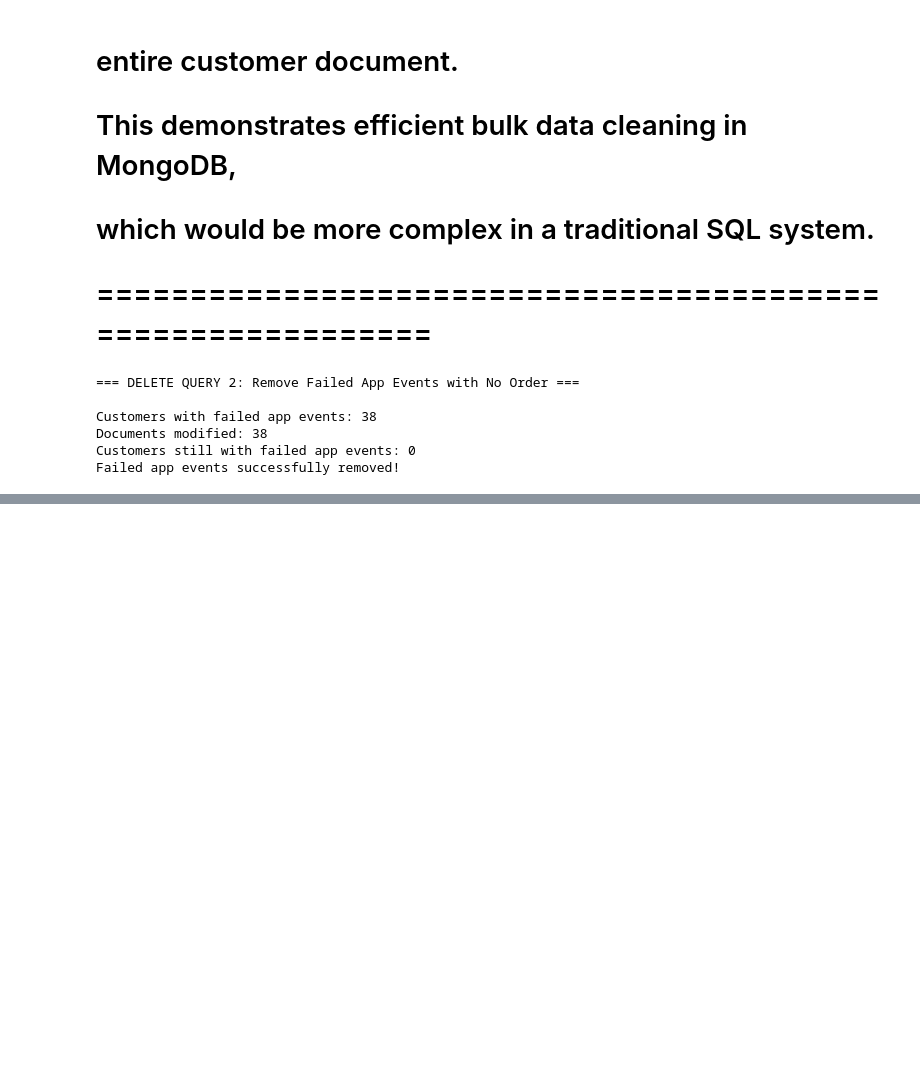
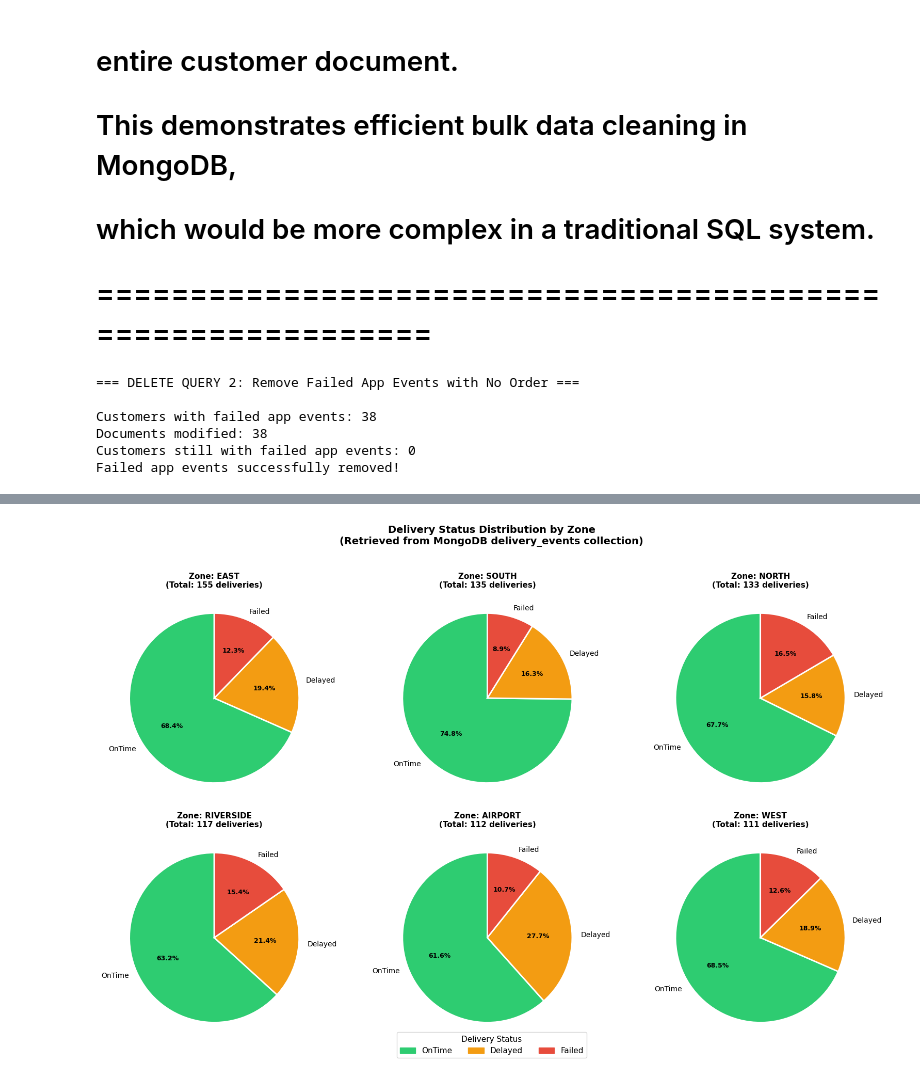
Before and after one commit to diyasonly19/northstar_database, a Jupyter notebook: MongoDB.ipynb, the cells around one changed output, grey strips where cells are left out. Cells and saved outputs as stored; diff of their text form; code cells hidden in the pictures; blank space fills up the shorter version.

```diff
--- a/MongoDB.ipynb
+++ b/MongoDB.ipynb
@@ -876,0 +969,96 @@ Failed app events successfully removed!
+# %%
+# MONGODB VISUALISATION 2: PIE CHARTS
+# Query delivery_events collection to get status distribution
+# Show pie chart per zone — how deliveries break down in each area
+
+# Aggregation pipeline — delivery status counts by zone
+pipeline_v2 = [
+    {"$group": {
+        "_id": {
+            "zone"  : "$order_info.pickup_zone",
+            "status": "$delivery_info.status"
+        },
+        "count": {"$sum": 1}
+    }},
+    {"$sort": {"_id.zone": 1}}
+]
+
+results_v2 = list(db.delivery_events.aggregate(pipeline_v2))
+
+# Organise data by zone
+zone_data = defaultdict(lambda: {
+    "OnTime": 0, "Delayed": 0, "Failed": 0
+})
+for doc in results_v2:
+    zone   = doc['_id']['zone']
+    status = doc['_id']['status']
+    count  = doc['count']
+    zone_data[zone][status] = count
+
+# Get top 6 zones by total deliveries
+zones_sorted = sorted(
+    zone_data.keys(),
+    key=lambda z: sum(zone_data[z].values()),
+    reverse=True
+)[:6]
+
+# Plot 6 pie charts
+fig, axes = plt.subplots(2, 3, figsize=(16, 10))
+axes = axes.flatten()
+
+colors = ['#2ecc71', '#f39c12', '#e74c3c']
+labels = ['OnTime', 'Delayed', 'Failed']
+
+for i, zone in enumerate(zones_sorted):
+    values = [
+        zone_data[zone]['OnTime'],
+        zone_data[zone]['Delayed'],
+        zone_data[zone]['Failed']
+    ]
+    total = sum(values)
+
+    wedges, texts, autotexts = axes[i].pie(
+        values,
+        labels=labels,
+        colors=colors,
+        autopct='%1.1f%%',
+        startangle=90,
+        wedgeprops={'edgecolor': 'white', 'linewidth': 2}
+    )
+
+    for autotext in autotexts:
+        autotext.set_fontsize(9)
+        autotext.set_fontweight('bold')
+
+    axes[i].set_title(
+        f'Zone: {zone}\n(Total: {total} deliveries)',
+        fontsize=11, fontweight='bold'
+    )
+
+# Add overall legend
+legend_patches = [
+    mpatches.Patch(color='#2ecc71', label='OnTime'),
+    mpatches.Patch(color='#f39c12', label='Delayed'),
+    mpatches.Patch(color='#e74c3c', label='Failed')
+]
+fig.legend(handles=legend_patches,
+           loc='lower center',
+           ncol=3,
+           fontsize=11,
+           title='Delivery Status',
+           title_fontsize=11,
+           bbox_to_anchor=(0.5, -0.02))
+
+plt.suptitle(
+    'Delivery Status Distribution by Zone\n'
+    '(Retrieved from MongoDB delivery_events collection)',
+    fontsize=14, fontweight='bold', y=1.02
+)
+plt.tight_layout()
+plt.show()
+
+print(f"\nData source: MongoDB delivery_events collection")
+print(f"Total delivery documents: "
+      f"{db.delivery_events.count_documents({})}")
+# %% [output]
+[figure, added]
```
Also changed, not shown: parts of 5 cells of this notebook.
